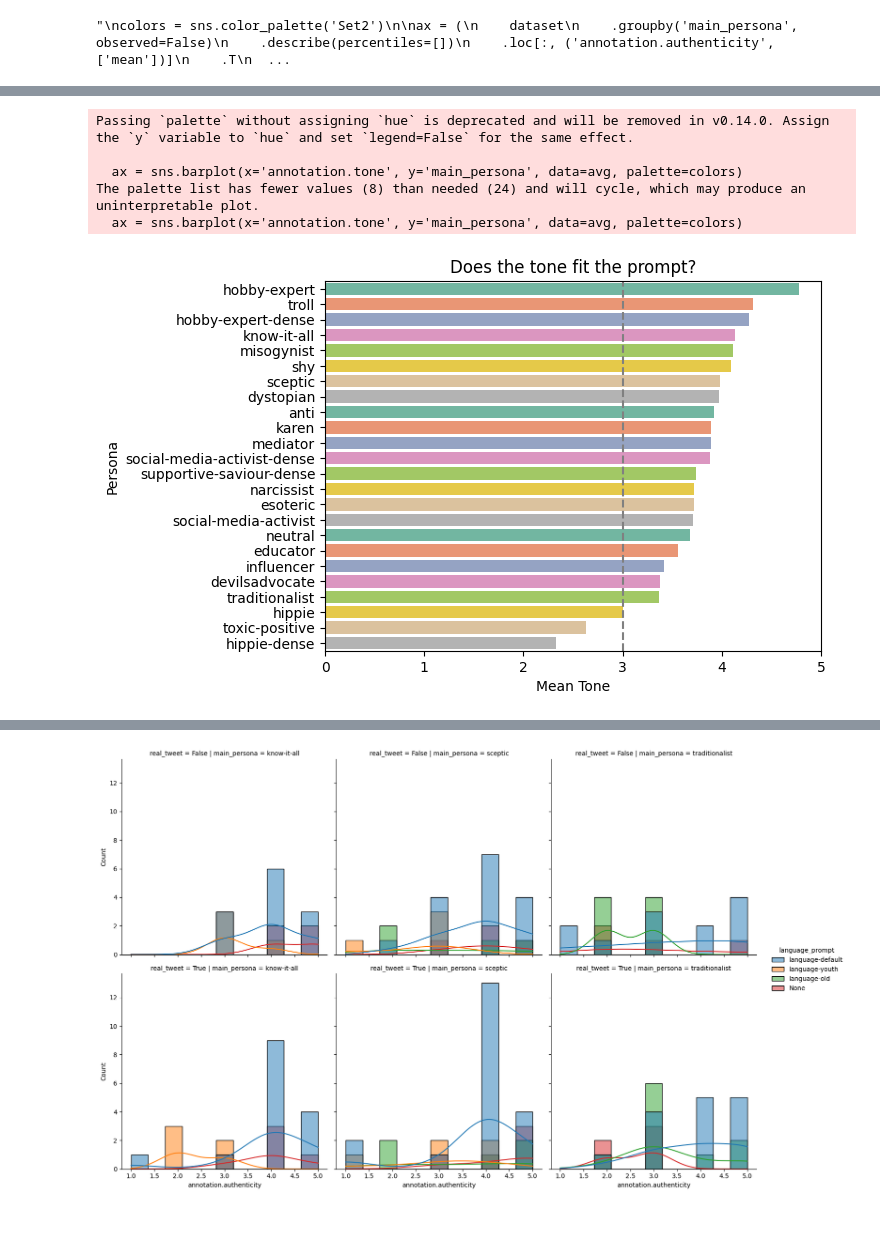
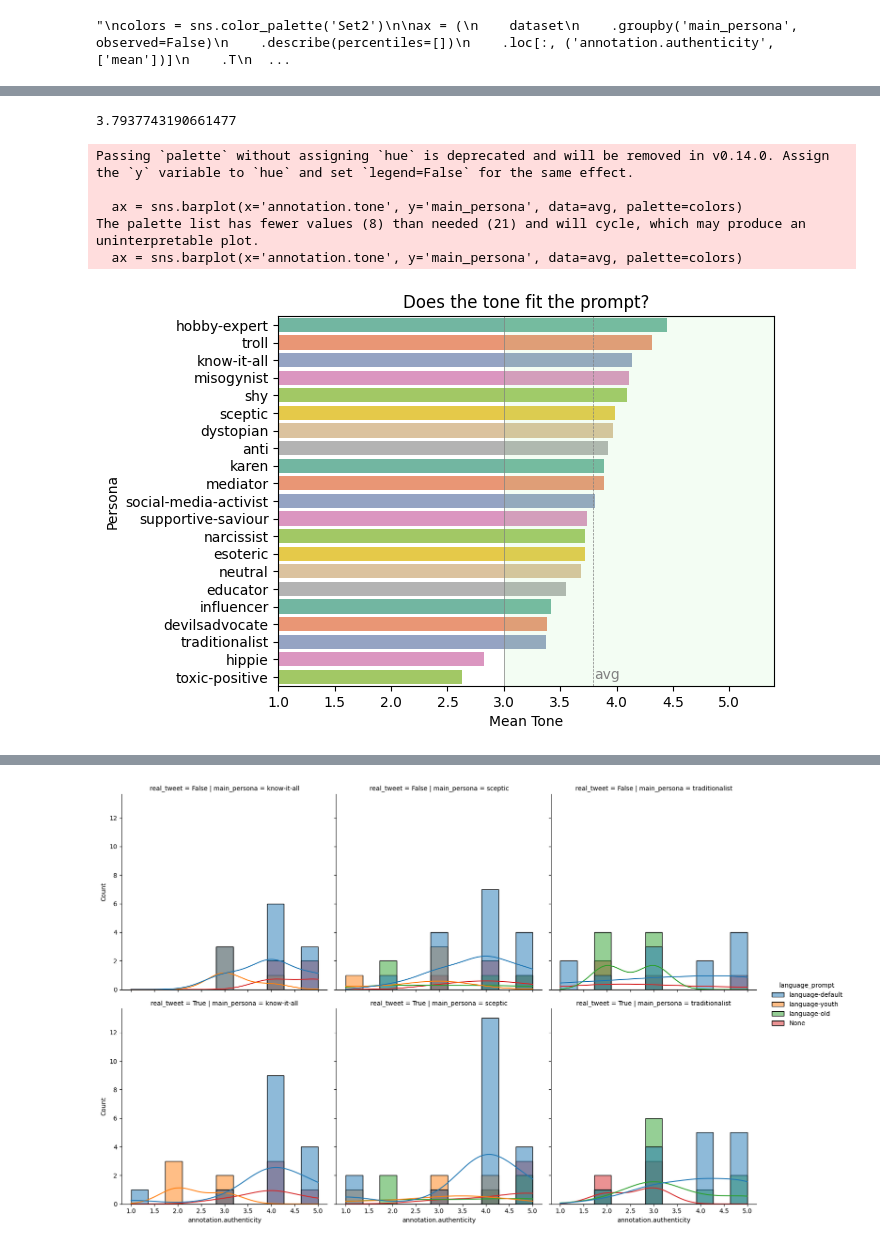
Before and after one commit to JanSt-nobot/TWON-Agents-RCS, a Jupyter notebook: experiments/RCS/0.1-Data-Processing.ipynb, the cells around one changed output, grey strips where cells are left out. Cells and saved outputs as stored; diff of their text form; code cells hidden in the pictures.

```diff
--- a/experiments/RCS/0.1-Data-Processing.ipynb
+++ b/experiments/RCS/0.1-Data-Processing.ipynb
@@ -29,7 +29,7 @@ dataset: pd.DataFrame = (
     pd.json_normalize(raw_samples)
     .set_index('id')
     .replace({
-        'mistralai/Mistral-7B-Instruct-v0.2': 'Mistral-7B-Instruct'
+        'mistralai/Mistral-7B-Instruct-v0.2': 'Mistral-7B'
     })
     .replace({
         'gpt-4-turbo-preview': 'GPT-4'
@@ -196,27 +211,32 @@ The palette list has fewer values (8) than needed (24) and will cycle, which may
 # %%
 
 # Calculate the average of annotation.tone per main_persona
 plot_name = 'tone_per_persona_bar_chart'
 avg = dataset.groupby('main_persona')['annotation.tone'].mean().reset_index()
 avg = avg.sort_values(by='annotation.tone', ascending=False)
+avg_tone = dataset['annotation.tone'].mean()
+print(avg_tone)
 colors = sns.color_palette('Set2')
 ax = sns.barplot(x='annotation.tone', y='main_persona', data=avg, palette=colors)
-ax.set_xlim(0, 5)  # Set x-axis limit to 5
+ax.set_xlim(1, 5.4)  # Set x-axis limit to 5
 ax.set_xlabel('Mean Tone')
 ax.set_ylabel('Persona')
 ax.set_title('Does the tone fit the prompt?')
 
-# Add dashed line at authenticity 3.0
-ax.axvline(x=3.0, color='grey', linestyle='--')
-
+ax.axvline(x=3.794, color='grey', linestyle='--', linewidth=0.5)
+ax.text(3.8, 19.5, 'avg', color='grey', ha='left', va='top')
+# Add background for x values of 3 and higher
+ax.axvline(x=3.0, color='grey', linestyle='-', linewidth=0.5)
+ax.axvspan(3, 5.5, facecolor='lightgreen', alpha=0.1)
 ax.get_figure().savefig(f'{OUT_PATH}/{plot_name}.png', format="png", bbox_inches="tight")
 # %% [output]
-Passing `palette` without assigning `hue` is deprecated and will be removed in v0.14.0. Assign the `y` variable to `hue` and set `legend=False` for the same effect.
-
-  ax = sns.barplot(x='annotation.tone', y='main_persona', data=avg, palette=colors)
-The palette list has fewer values (8) than needed (24) and will cycle, which may produce an uninterpretable plot.
-  ax = sns.barplot(x='annotation.tone', y='main_persona', data=avg, palette=colors)
+3.7937743190661477
+Passing `palette` without assigning `hue` is deprecated and will be removed in v0.14.0. Assign the `y` variable to `hue` and set `legend=False` for the same effect.
+
+  ax = sns.barplot(x='annotation.tone', y='main_persona', data=avg, palette=colors)
+The palette list has fewer values (8) than needed (21) and will cycle, which may produce an uninterpretable plot.
+  ax = sns.barplot(x='annotation.tone', y='main_persona', data=avg, palette=colors)
-[figure, old version]
+[figure, new version]
 # %%
 # Calculate the average of annotation.politics per main_persona
 plot_name = 'anno.politics_per_persona_bar_chart'
```
Also changed, not shown: parts of 7 cells of this notebook, 6 other files.
